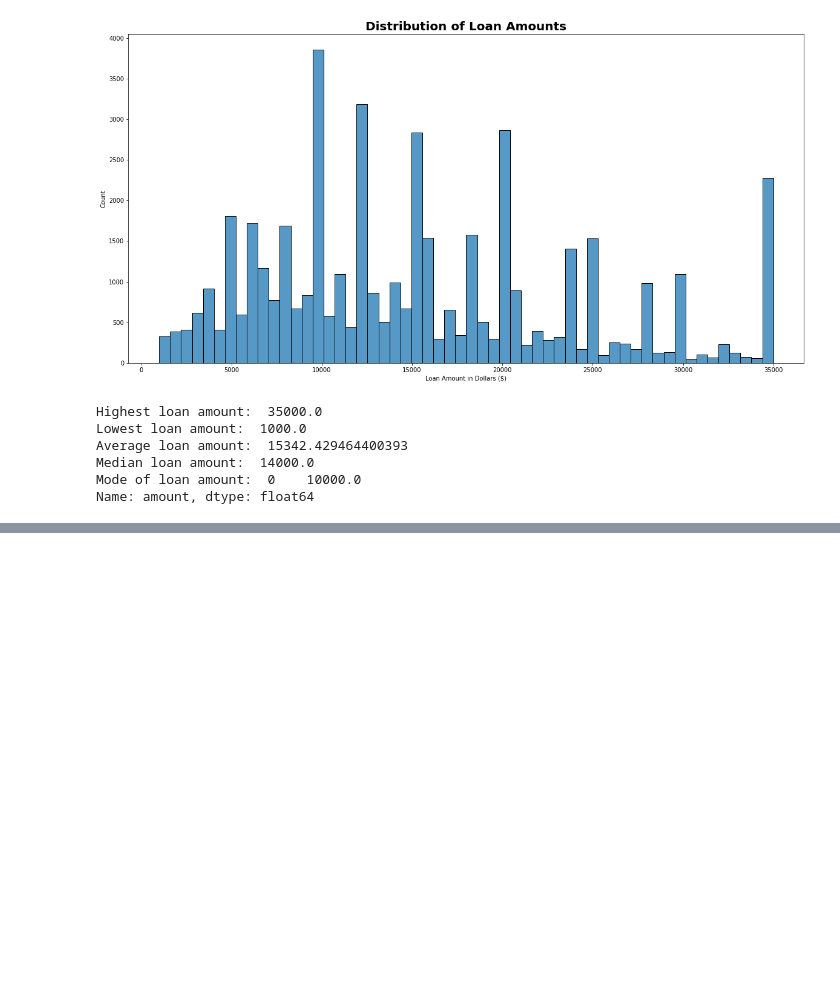
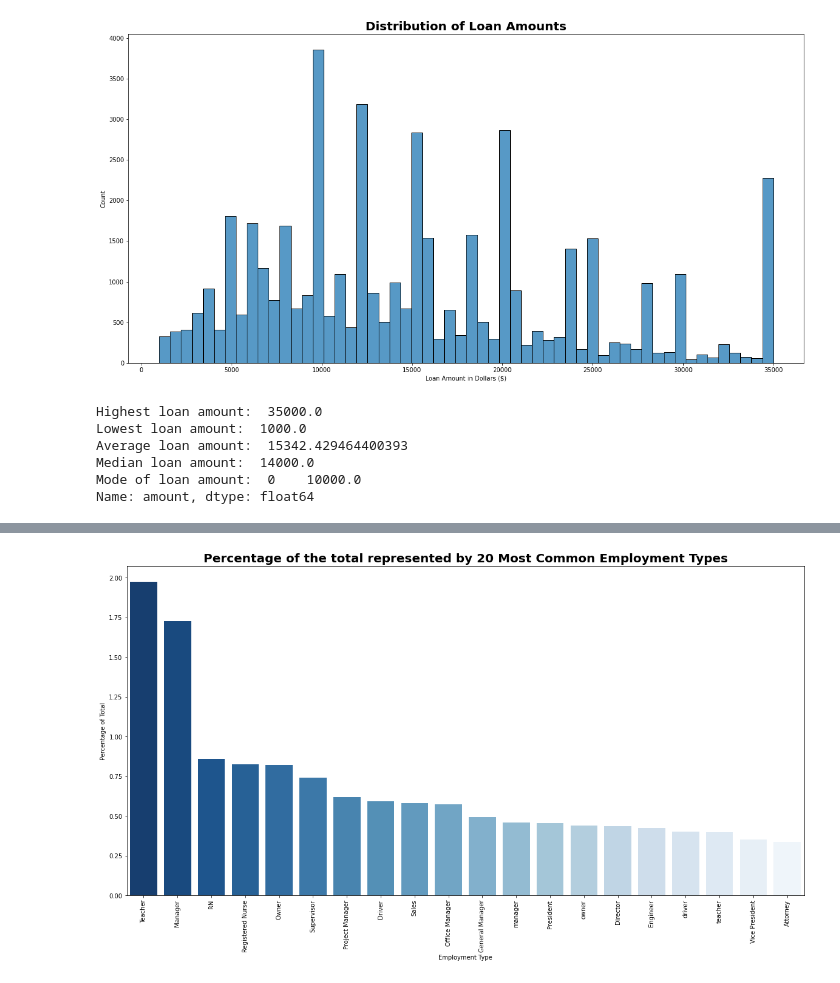
Before and after one commit to AlbertHunduza/Loan-Default-AI, a Jupyter notebook: Exploratory_Data_Analysis.ipynb, the cells around one changed output, grey strips where cells are left out. Cells and saved outputs as stored; diff of their text form; code cells hidden in the pictures; blank space fills up the shorter version.

```diff
--- a/Exploratory_Data_Analysis.ipynb
+++ b/Exploratory_Data_Analysis.ipynb
@@ -220,0 +360,29 @@ Name: amount, dtype: float64
+# %%
+# Calculate the total number of rows in the dataset
+total_rows = len(loan_data)
+
+# Group the data by 'employment' column and count the occurrences of each employment type
+grouped_data = loan_data['employment'].value_counts().sort_values(ascending=False)
+
+# Get the top 20 most common employment types
+top_20_employment = grouped_data.head(20)
+
+# Calculate the percentage of the total that each employment type represents
+percentage_values = (top_20_employment / total_rows) * 100
+
+# Set the figure size
+plt.figure(figsize=(20, 10))
+
+# Create a barplot with the percentage values
+sns.barplot(x=percentage_values.index, y=percentage_values.values, palette='Blues_r')
+
+# Add a title and labels
+plt.title('Percentage of the total represented by 20 Most Common Employment Types', fontsize=20, weight='bold')
+plt.xlabel('Employment Type')
+plt.ylabel('Percentage of Total')
+plt.xticks(rotation=90)
+
+# Show the plot
+plt.show()
+# %% [output]
+[figure, added]
```
Also changed, not shown: parts of 14 cells of this notebook.
